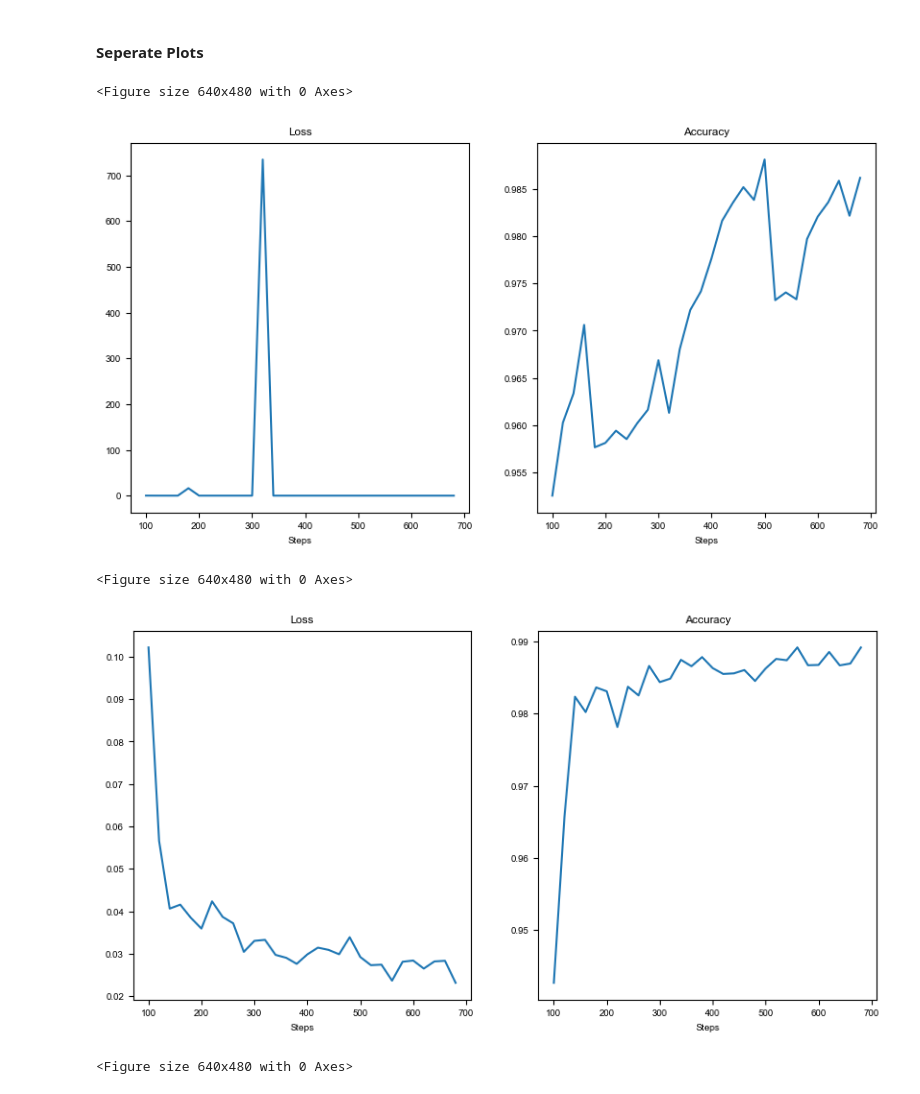
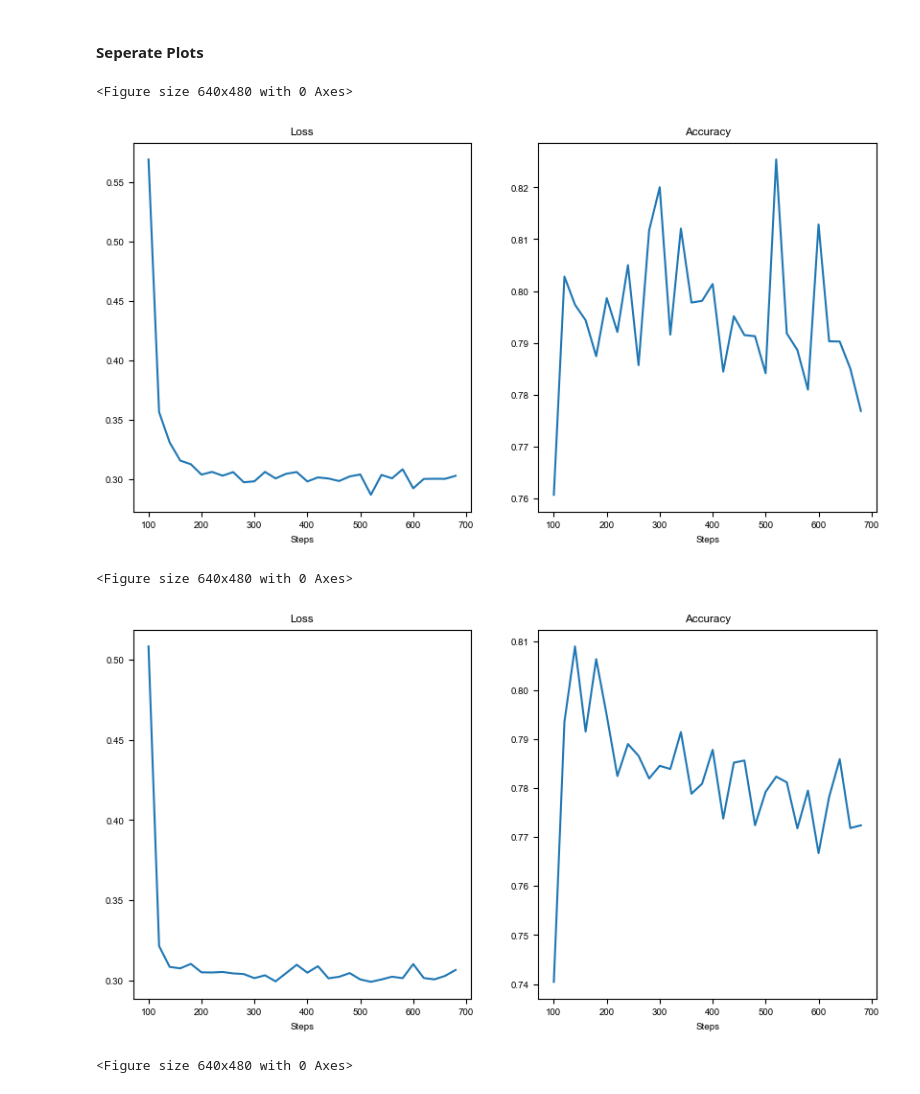
Before and after one commit to MahatmaDanG/MDG_CognAI, a Jupyter notebook: u2152915_coursework.ipynb, the cells around one changed output. Saved outputs shown, nothing was run; the diff lists cells and outputs as text; code cells hidden in the pictures.

Commit message:
Fixed inaccuracy and implemented second task

```diff
--- a/u2152915_coursework.ipynb
+++ b/u2152915_coursework.ipynb
@@ -96,13 +103,18 @@ from EI_model import EI_Net
 from PlainNoisyLeaky import Plain_Noisy_RNNNet
 # %%
 # Environment
-task = 'PerceptualDecisionMaking-v0'
-# timing = {
-#     'fixation': ('choice', (50, 100, 200, 400)),
-#     'stimulus': ('choice', (100, 200, 400, 800)),
-# }
-# kwargs = {'dt': 20, 'timing': timing}
-kwargs = {'dt': 20, 'timing': {'stimulus': 1000}}
+task_no = 2
+# task = 'PerceptualDecisionMaking-v0' # Task 1
+task = 'HierarchicalReasoning-v0' # Task 2
+if task == 'PerceptualDecisionMaking-v0':
+    timing = {
+        'fixation': ('choice', (50, 100, 200, 400)),
+        'stimulus': ('choice', (100, 200, 400, 800)),
+    }
+    kwargs = {'dt': 20, 'timing': timing}
+elif task == 'HierarchicalReasoning-v0':
+    kwargs = {'dt': 20, 'timing': {'stimulus': 1000}}
+
 seq_len = 100
 
 # Make supervised dataset
@@ -125,9 +137,9 @@ learning_rate = 0.01
 train_len = 3000
 
 
-leaky_net = Plain_RNNNet(input_size, hidden_size, output_size)
-EI_net = EI_Net(input_size, hidden_size, output_size)
-noisy_net = Plain_Noisy_RNNNet(input_size, hidden_size, output_size)
+leaky_net = Plain_RNNNet(input_size, hidden_size, output_size,dt=env.dt, sigma_rec=0.15)
+EI_net = EI_Net(input_size, hidden_size, output_size,dt=env.dt, sigma_rec=0.15)
+noisy_net = Plain_Noisy_RNNNet(input_size, hidden_size, output_size,dt=env.dt, sigma_rec=0.15)
 
 
 leaky_net,leaky_loss_values, leaky_acc_values = general_train_model(leaky_net, dataset, lr = learning_rate, n_steps = train_len, verbose = False)
@@ -333,7 +350,7 @@ plt.show()
 # %% [markdown]
 #### Seperate Plots
 # %%
-def loss_accuracy(loss,accuracy):
+def loss_accuracy(loss,accuracy, name = ''):
     plt.figure()
     fig,ax = plt.subplots(1,2,figsize=(10,5))
 
@@ -346,14 +363,16 @@ def loss_accuracy(loss,accuracy):
     ax[1].set_title('Accuracy')
     ax[1].set_xticklabels(np.arange(len(accuracy)) * 100)
     ax[1].set_xlabel('Steps')
+
+    plt.savefig(f'graphs/loss_accuracy_{name}.svg')
     plt.show()
 # %%
-loss_accuracy(leaky_loss_values,leaky_acc_values)
-loss_accuracy(EI_loss_values,EI_acc_values)
-loss_accuracy(noisy_loss_values,noisy_acc_values)
+loss_accuracy(leaky_loss_values,leaky_acc_values,name='leaky')
+loss_accuracy(EI_loss_values,EI_acc_values,name='EI')
+loss_accuracy(noisy_loss_values,noisy_acc_values,name='noisy')
 # %% [output]
 <Figure size 640x480 with 0 Axes>
-[figure, old version]
+[figure, new version]
 <Figure size 640x480 with 0 Axes>
-[figure, old version]
+[figure, new version]
 <Figure size 640x480 with 0 Axes>
```
Also changed, not shown: parts of 25 cells of this notebook, 2 other files.
